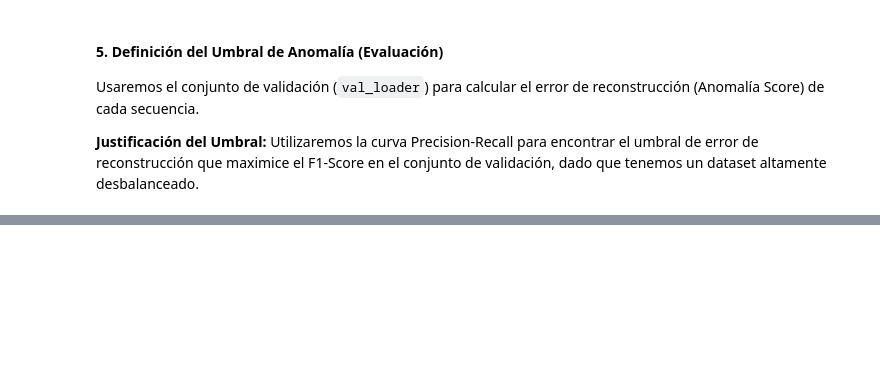
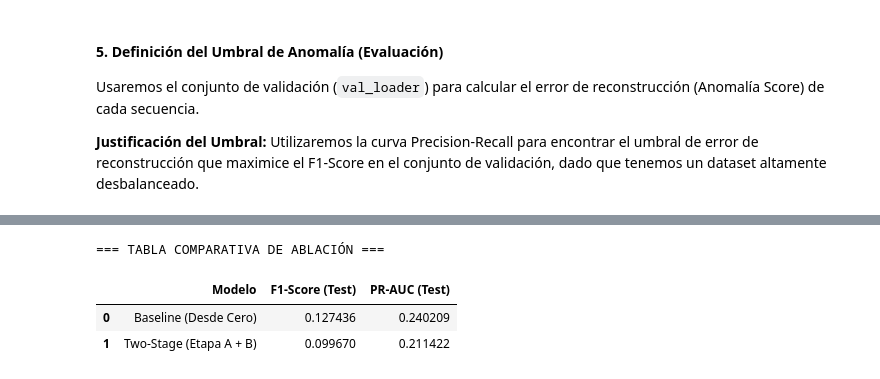
Before and after one commit to nadissa1508/CC3092-DEEP-LEARNING, a Jupyter notebook: Proyecto 2/01_EDA_and_DataPrep.ipynb, the cells around one changed output, grey strips where cells are left out. Cells and saved outputs as stored; diff of their text form; code cells hidden in the pictures; blank space fills up the shorter version.

Commit message:
feat: add stage B of component 2

```diff
--- a/Proyecto 2/01_EDA_and_DataPrep.ipynb
+++ b/Proyecto 2/01_EDA_and_DataPrep.ipynb
@@ -369,0 +516,39 @@ Mejor F1-Score en Validación: 0.1329
+# %%
+from sklearn.metrics import classification_report, average_precision_score
+
+def evaluate_model(model, test_loader):
+    model.eval()
+    all_probs = []
+    all_lbls = []
+    with torch.no_grad():
+        for seq, lbl in test_loader:
+            seq = seq.to(device)
+            logits, _ = model(seq)
+            probs = torch.sigmoid(logits).cpu().numpy()
+            all_probs.extend(probs)
+            all_lbls.extend(lbl.numpy())
+
+    all_probs = np.array(all_probs).flatten()
+    all_preds = (all_probs > 0.5).astype(int)
+    all_lbls = np.array(all_lbls)
+
+    f1 = f1_score(all_lbls, all_preds)
+    pr_auc = average_precision_score(all_lbls, all_probs)
+    return f1, pr_auc
+
+f1_ts, prauc_ts = evaluate_model(model_B, test_loader_B)
+f1_base, prauc_base = evaluate_model(baseline_model, test_loader_B)
+
+results_df = pd.DataFrame({
+    'Modelo': ['Baseline (Desde Cero)', 'Two-Stage (Etapa A + B)'],
+    'F1-Score (Test)': [f1_base, f1_ts],
+    'PR-AUC (Test)': [prauc_base, prauc_ts]
+})
+
+print("\n=== TABLA COMPARATIVA DE ABLACIÓN ===")
+display(results_df)
+# %% [output]
+=== TABLA COMPARATIVA DE ABLACIÓN ===
+|  | Modelo | F1-Score (Test) | PR-AUC (Test) |
+| 0 | Baseline (Desde Cero) | 0.127436 | 0.240209 |
+| 1 | Two-Stage (Etapa A + B) | 0.099670 | 0.211422 |
```
Also changed, not shown: parts of 11 cells of this notebook, 1 other file.
